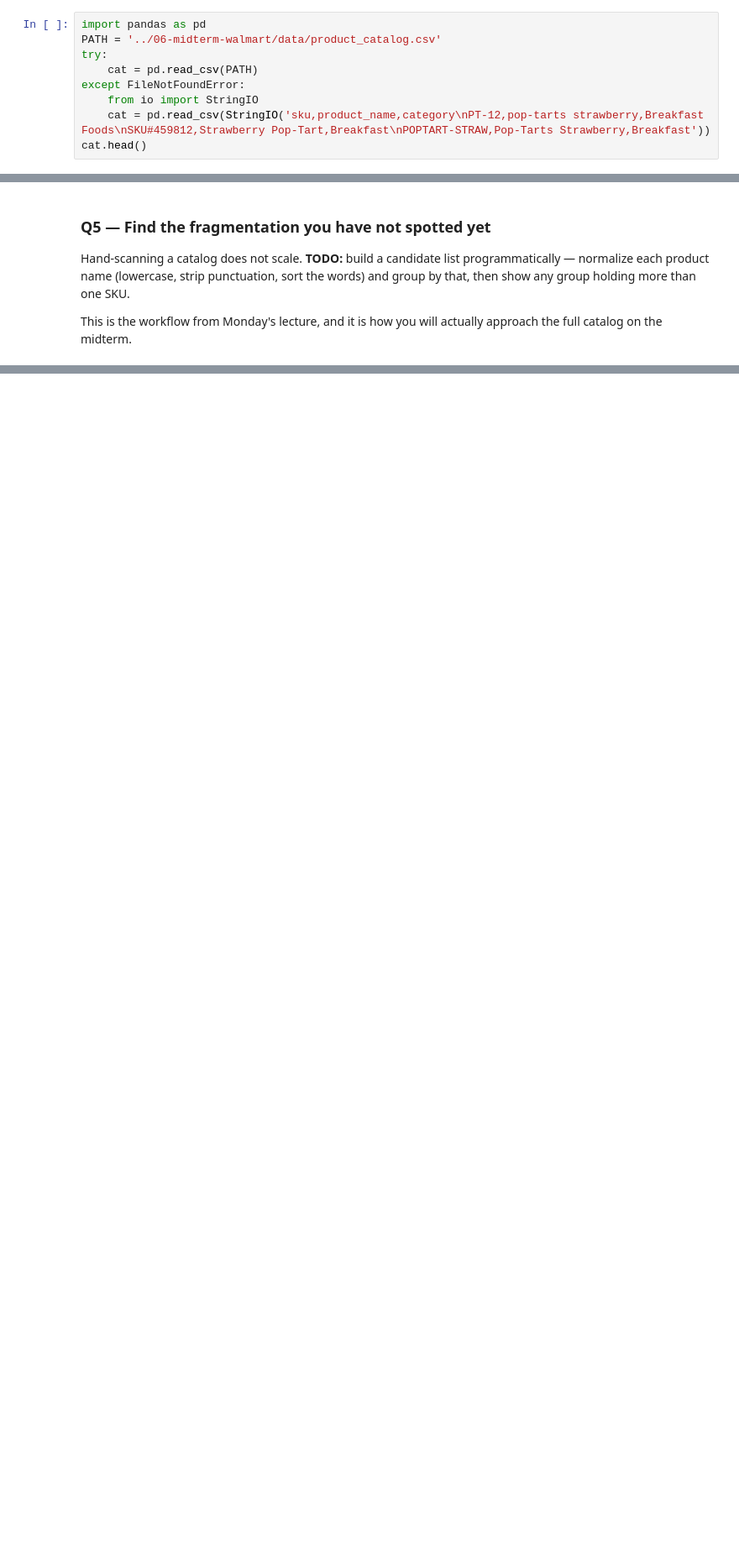
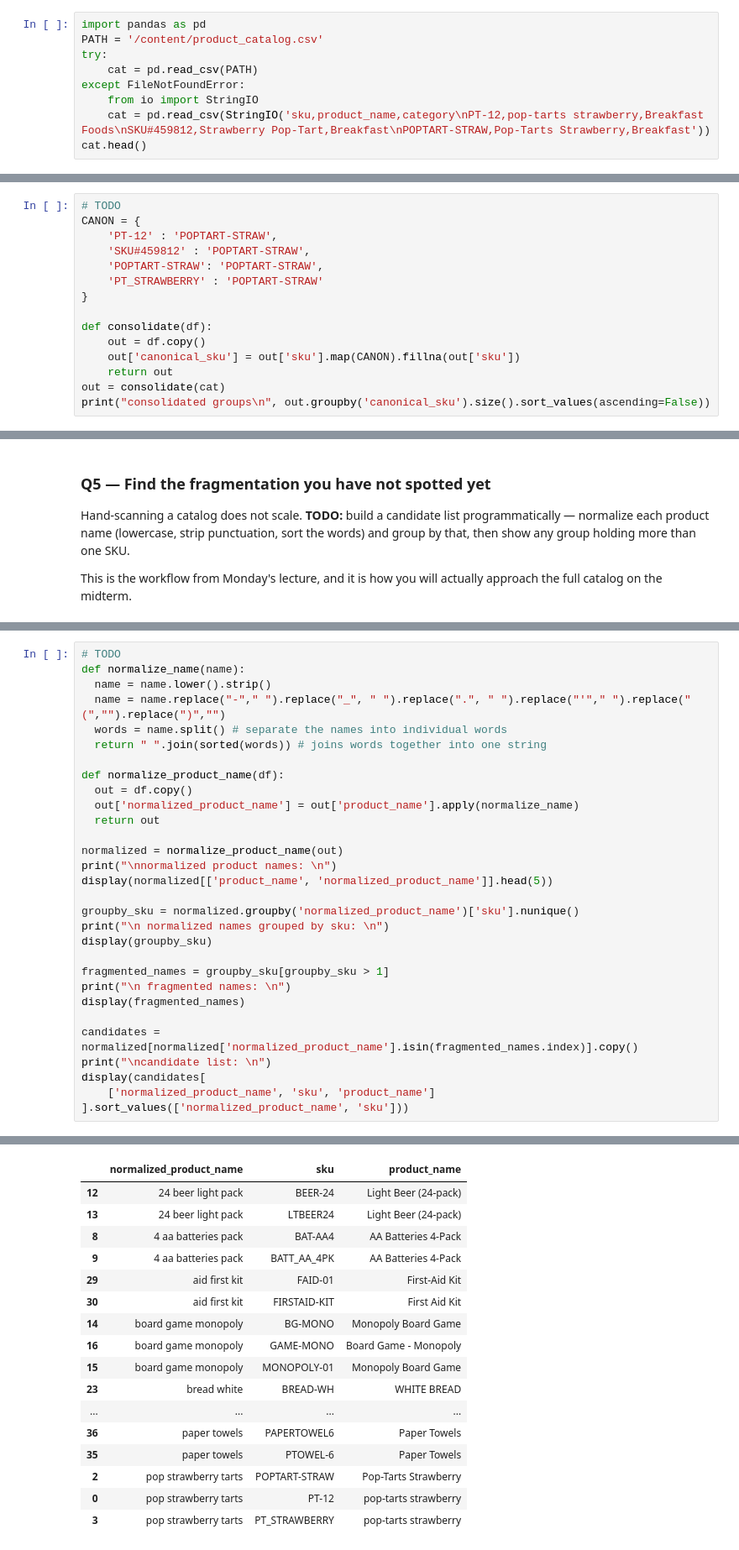
Before and after one commit to AdelineKwakye/ds2002-fa26, a Jupyter notebook: notebooks/05-etl-walmart/2026-10-16 — Walmart Warm-Up SKU Mess — Lab.ipynb, the cells around one changed output, grey strips where cells are left out. Shown at 84% size. Drawn from its saved outputs; the diff is of its cells as text; blank space fills up the shorter version.

```diff
--- a/notebooks/05-etl-walmart/2026-10-16 — Walmart Warm-Up SKU Mess — Lab.ipynb
+++ b/notebooks/05-etl-walmart/2026-10-16 — Walmart Warm-Up SKU Mess — Lab.ipynb
@@ -14,7 +14,7 @@ This lab uses the **real midterm data** in `../06-midterm-walmart/data/`. It's a
 *If the file isn't found, the cell falls back to a small inline sample so the notebook still runs.*
 # %%
 import pandas as pd
-PATH = '../06-midterm-walmart/data/product_catalog.csv'
+PATH = '/content/product_catalog.csv'
 try:
     cat = pd.read_csv(PATH)
 except FileNotFoundError:
@@ -43,0 +79,15 @@ A dict from each variant SKU to one canonical SKU. Then apply it in a way that l
+# %%
+# TODO
+CANON = {
+    'PT-12' : 'POPTART-STRAW',
+    'SKU#459812' : 'POPTART-STRAW',
+    'POPTART-STRAW': 'POPTART-STRAW',
+    'PT_STRAWBERRY' : 'POPTART-STRAW'
+}
+
+def consolidate(df):
+    out = df.copy()
+    out['canonical_sku'] = out['sku'].map(CANON).fillna(out['sku'])
+    return out
+out = consolidate(cat)
+print("consolidated groups\n", out.groupby('canonical_sku').size().sort_values(ascending=False))
@@ -57,0 +162,31 @@ This is the workflow from Monday's lecture, and it is how you will actually appr
+# %%
+# TODO
+def normalize_name(name):
+  name = name.lower().strip()
+  name = name.replace("-"," ").replace("_", " ").replace(".", " ").replace("'"," ").replace("(","").replace(")","")
+  words = name.split() # separate the names into individual words
+  return " ".join(sorted(words)) # joins words together into one string
+
+def normalize_product_name(df):
+  out = df.copy()
+  out['normalized_product_name'] = out['product_name'].apply(normalize_name)
+  return out
+
+normalized = normalize_product_name(out)
+print("\nnormalized product names: \n")
+display(normalized[['product_name', 'normalized_product_name']].head(5))
+
+groupby_sku = normalized.groupby('normalized_product_name')['sku'].nunique()
+print("\n normalized names grouped by sku: \n")
+display(groupby_sku)
+
+fragmented_names = groupby_sku[groupby_sku > 1]
+print("\n fragmented names: \n")
+display(fragmented_names)
+
+candidates = normalized[normalized['normalized_product_name'].isin(fragmented_names.index)].copy()
+print("\ncandidate list: \n")
+display(candidates[
+    ['normalized_product_name', 'sku', 'product_name']
+].sort_values(['normalized_product_name', 'sku']))
+# %% [output]
@@ -58,3 +239,20 @@ This is the workflow from Monday's lecture, and it is how you will actually appr
+|  | normalized_product_name | sku | product_name |
+| 12 | 24 beer light pack | BEER-24 | Light Beer (24-pack) |
+| 13 | 24 beer light pack | LTBEER24 | Light Beer (24-pack) |
+| 8 | 4 aa batteries pack | BAT-AA4 | AA Batteries 4-Pack |
+| 9 | 4 aa batteries pack | BATT_AA_4PK | AA Batteries 4-Pack |
+| 29 | aid first kit | FAID-01 | First-Aid Kit |
+| 30 | aid first kit | FIRSTAID-KIT | First Aid Kit |
+| 14 | board game monopoly | BG-MONO | Monopoly Board Game |
+| 16 | board game monopoly | GAME-MONO | Board Game - Monopoly |
+| 15 | board game monopoly | MONOPOLY-01 | Monopoly Board Game |
+| 23 | bread white | BREAD-WH | WHITE BREAD |
+| ... | ... | ... | ... |
+| 36 | paper towels | PAPERTOWEL6 | Paper Towels |
+| 35 | paper towels | PTOWEL-6 | Paper Towels |
+| 2 | pop strawberry tarts | POPTART-STRAW | Pop-Tarts Strawberry |
+| 0 | pop strawberry tarts | PT-12 | pop-tarts strawberry |
+| 3 | pop strawberry tarts | PT_STRAWBERRY | pop-tarts strawberry |
 # %% [markdown]
 ### Q6 — Prove the mapping is safe
 
```
Also changed, not shown: parts of 17 cells of this notebook.
